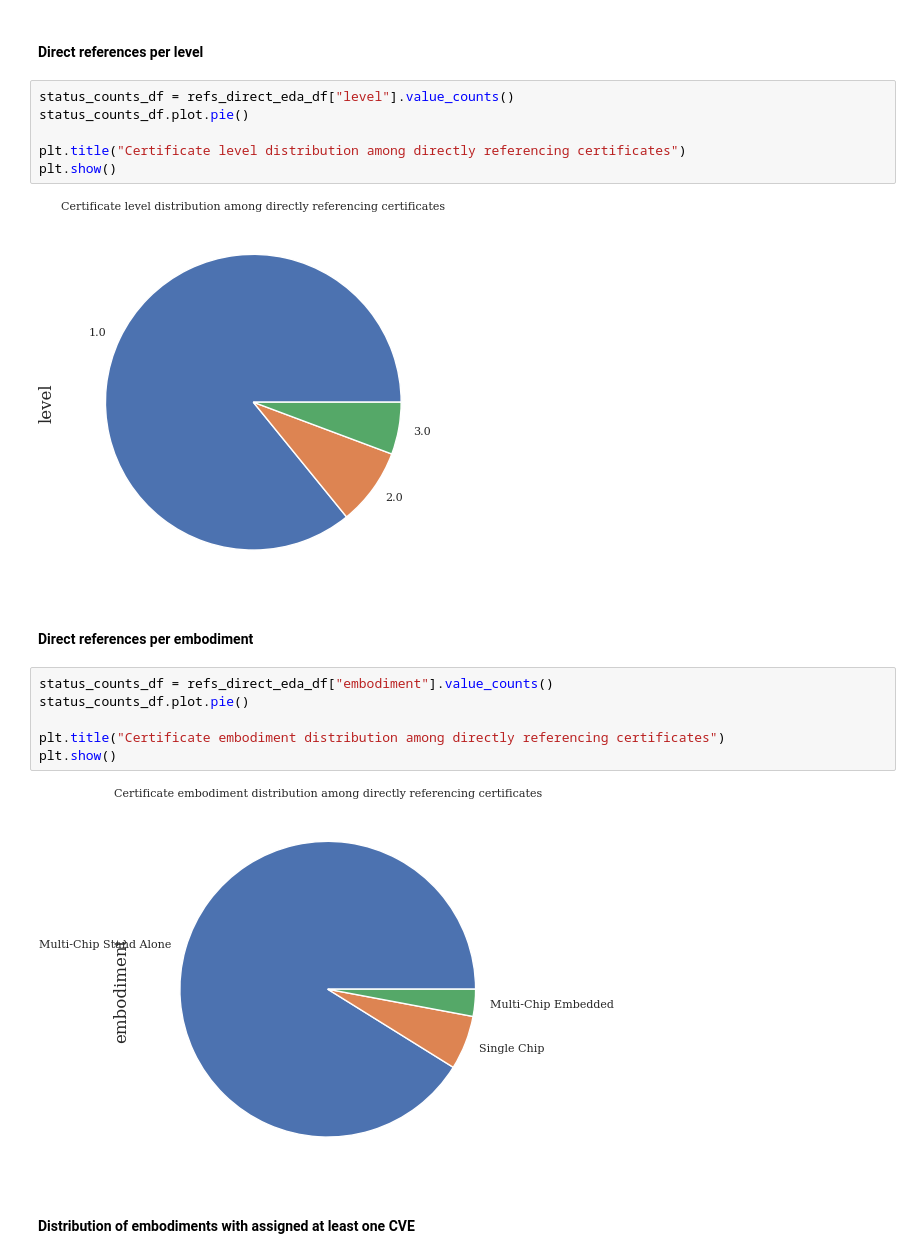
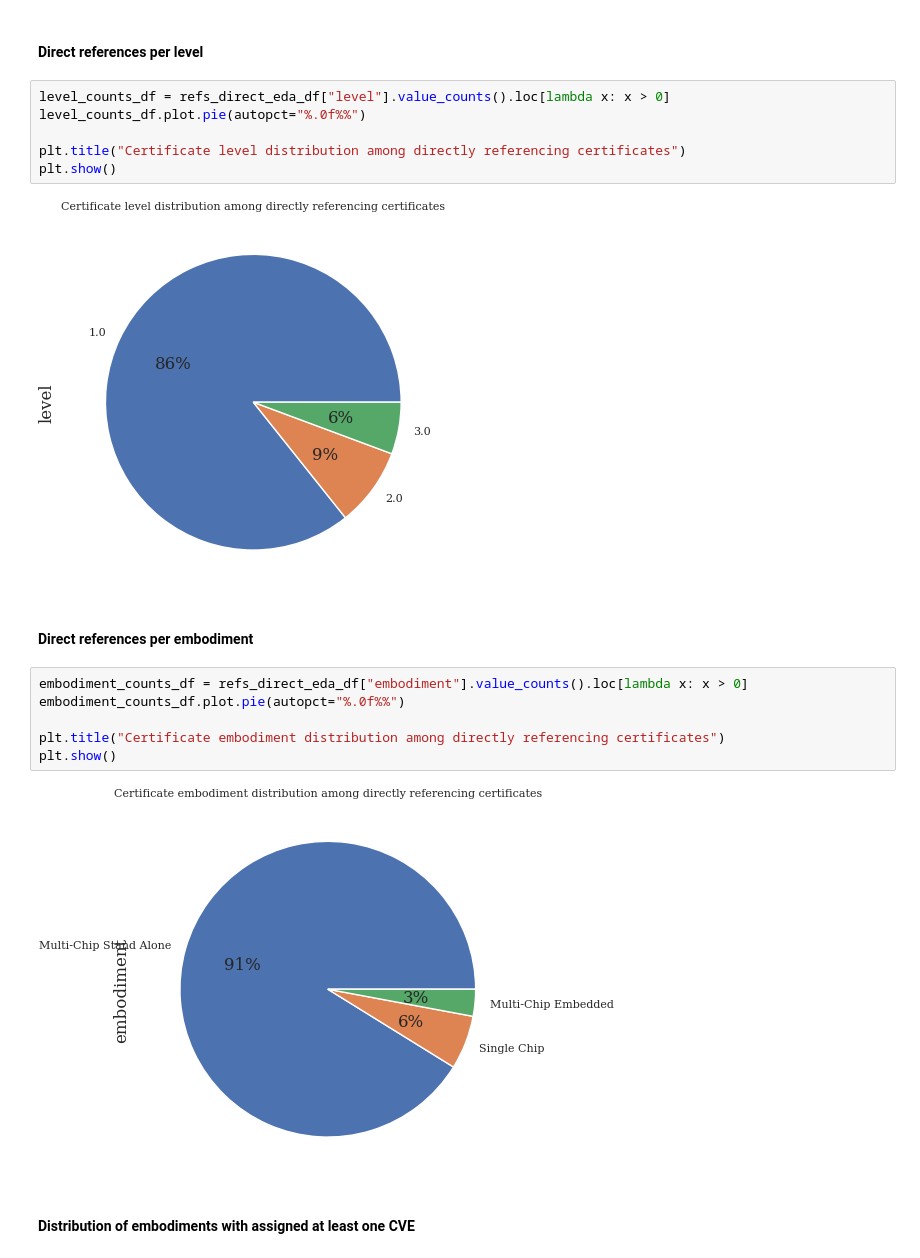
Before and after one commit to crocs-muni/sec-certs, a Jupyter notebook: notebooks/fips/references.ipynb, the cells around one changed output. Cells and saved outputs as stored; diff of their text form.

```diff
--- a/notebooks/fips/references.ipynb
+++ b/notebooks/fips/references.ipynb
@@ -149,23 +149,23 @@ plt.show()
 # %% [markdown]
 #### Direct references per level
 # %%
-status_counts_df = refs_direct_eda_df["level"].value_counts()
-status_counts_df.plot.pie()
+level_counts_df = refs_direct_eda_df["level"].value_counts().loc[lambda x: x > 0]
+level_counts_df.plot.pie(autopct="%.0f%%")
 
 plt.title("Certificate level distribution among directly referencing certificates")
 plt.show()
 # %% [output]
-[figure, old version]
+[figure, new version]
 # %% [markdown]
 #### Direct references per embodiment
 # %%
-status_counts_df = refs_direct_eda_df["embodiment"].value_counts()
-status_counts_df.plot.pie()
+embodiment_counts_df = refs_direct_eda_df["embodiment"].value_counts().loc[lambda x: x > 0]
+embodiment_counts_df.plot.pie(autopct="%.0f%%")
 
 plt.title("Certificate embodiment distribution among directly referencing certificates")
 plt.show()
 # %% [output]
-[figure, old version]
+[figure, new version]
 # %% [markdown]
 #### Distribution of embodiments with assigned at least one CVE
 # %%
```
Also changed, not shown: parts of 22 cells of this notebook.
